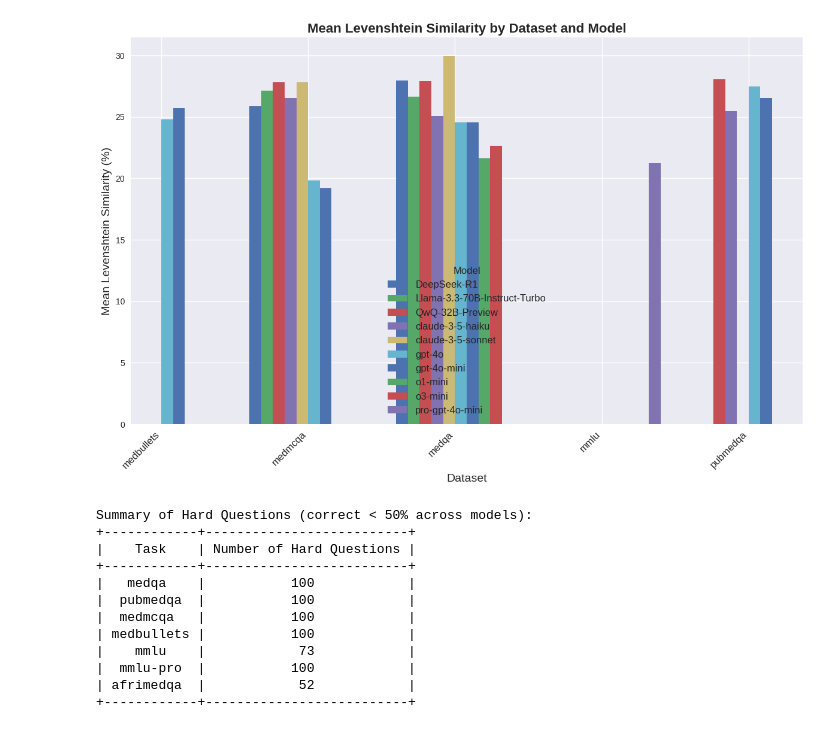
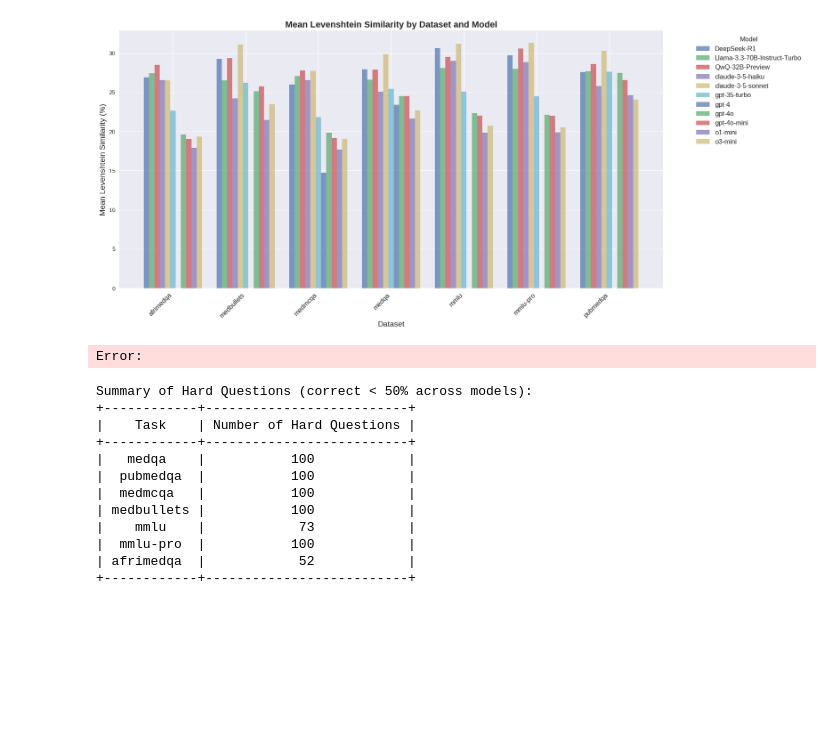
Before and after one commit to mahdi-shafiei/MedAgents-2, a Jupyter notebook: baselines/MedPrompt/misc.ipynb, the cells around one changed output. Drawn from its saved outputs; the diff is of its cells as text; code cells hidden in the pictures; blank space fills up the shorter version.

```diff
--- a/baselines/MedPrompt/misc.ipynb
+++ b/baselines/MedPrompt/misc.ipynb
@@ -88,13 +88,13 @@ def calculate_time_from_data(data):
     return total_time / len(data)
 
 tasks = {
-    'medqa': ['test'],
-    'pubmedqa': ['test'],
-    'medmcqa': ['test'],
-    'medbullets': ['test'],
-    'mmlu': ['test'],
-    'mmlu-pro': ['test'],
-    'afrimedqa': ['test'],
+    'medqa': ['test_hard'],
+    'pubmedqa': ['test_hard'],
+    'medmcqa': ['test_hard'],
+    'medbullets': ['test_hard'],
+    'mmlu': ['test_hard'],
+    'mmlu-pro': ['test_hard'],
+    'afrimedqa': ['test_hard'],
 }
 models = [
     'o3-mini',
@@ -164,6 +164,29 @@ import numpy as np
 from collections import defaultdict
 
 lev_distances = defaultdict(list)
+tasks = {
+    'medqa': ['test'],
+    'pubmedqa': ['test'],
+    'medmcqa': ['test'],
+    'medbullets': ['test'],
+    'mmlu': ['test'],
+    'mmlu-pro': ['test'],
+    'afrimedqa': ['test'],
+}
+models = [
+    'gpt-35-turbo',
+    'gpt-4',
+    'gpt-4o-mini',
+    'gpt-4o',
+    'o1-mini',
+    'o3-mini',
+    'QwQ-32B-Preview',
+    'DeepSeek-R1',
+    'Llama-3.3-70B-Instruct-Turbo',
+    'DeepSeek-V3',
+    'claude-3-5-sonnet',
+    'claude-3-5-haiku'
+]
 
 for task in tasks:
     for subtask in tasks[task]:
@@ -176,7 +199,7 @@ for task in tasks:
                     if 'q2' in item and 'generated_text' in item:
                         distance = item['levenshtein_distance']
                         ratio = int(round((1 - distance/max(len(item['q2']), len(item['generated_text']))) * 100))
-                        lev_distances[f"{task}-{model}"].append(ratio)
+                        lev_distances[f"{task}_{model}"].append(ratio)
             except Exception as e:
                 print(f"Error processing {file_path}: {e}")
 
@@ -203,7 +226,7 @@ try:
 except OSError as e:
     print(f"Warning: {e}. Falling back to the default style.")
     plt.style.use('default')
-fig, ax = plt.subplots(figsize=(12, 8))
+fig, ax = plt.subplots(figsize=(18, 8))
 
 # Aggregate mean Levenshtein similarities and group by dataset and model
 # Assuming lev_distances keys are in "dataset-model" format
@@ -211,7 +234,7 @@ dataset_models = {}
 for key, values in lev_distances.items():
     if '-' not in key:
         continue
-    dataset, model = key.split('-', 1)
+    dataset, model = key.split('_', 1)
     mean_similarity = np.mean(values)
     if dataset not in dataset_models:
         dataset_models[dataset] = {}
@@ -227,11 +250,12 @@ n_models = len(all_models)
 bar_width = 0.8 / n_models
 x = np.arange(n_datasets)
 
-# Create a grouped bar plot: iterate over models and plot each bar with an offset
+# Create a grouped bar plot: iterate over models and plot each bar with an offset,
+# using a lighter fill (via alpha) and thicker bar edges (via linewidth)
 for i, model in enumerate(all_models):
     offset = (i - (n_models - 1) / 2) * bar_width  # Center bars within each dataset group
     means = [dataset_models[ds].get(model, np.nan) for ds in datasets]
-    ax.bar(x + offset, means, width=bar_width, label=model)
+    ax.bar(x + offset, means, width=bar_width, label=model, alpha=0.7, linewidth=2)
 
 # Set descriptive titles and labels with enhanced font sizes
 ax.set_title('Mean Levenshtein Similarity by Dataset and Model', fontsize=16, fontweight='bold')
@@ -242,7 +266,8 @@ ax.set_ylabel('Mean Levenshtein Similarity (%)', fontsize=14)
 ax.set_xticks(x)
 ax.set_xticklabels(datasets, rotation=45, ha='right', fontsize=12)
 
-ax.legend(title="Model", fontsize=12, title_fontsize=12)
+# Place the legend outside the plot area
+ax.legend(title="Model", fontsize=12, title_fontsize=12, bbox_to_anchor=(1.05, 1), loc='upper left')
 plt.tight_layout()
 plt.show()
 # %% [output]
@@ -266,4 +291,5 @@ Error processing ./output/medbullets/o1-mini-medbullets-test-prob.json: [Errno 2
-[figure, old version]
+[figure, new version]
+Error:
 # %%
 # Create test_hard.json with questions that have low accuracy across models
 hard_questions = {}
```
Also changed, not shown: parts of 2 cells of this notebook, 4 other files.
